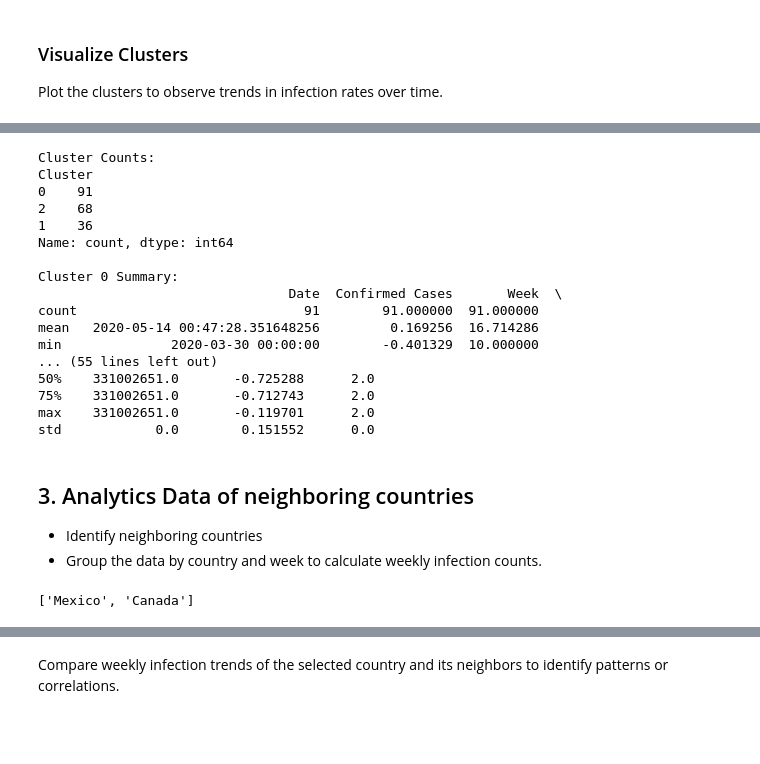
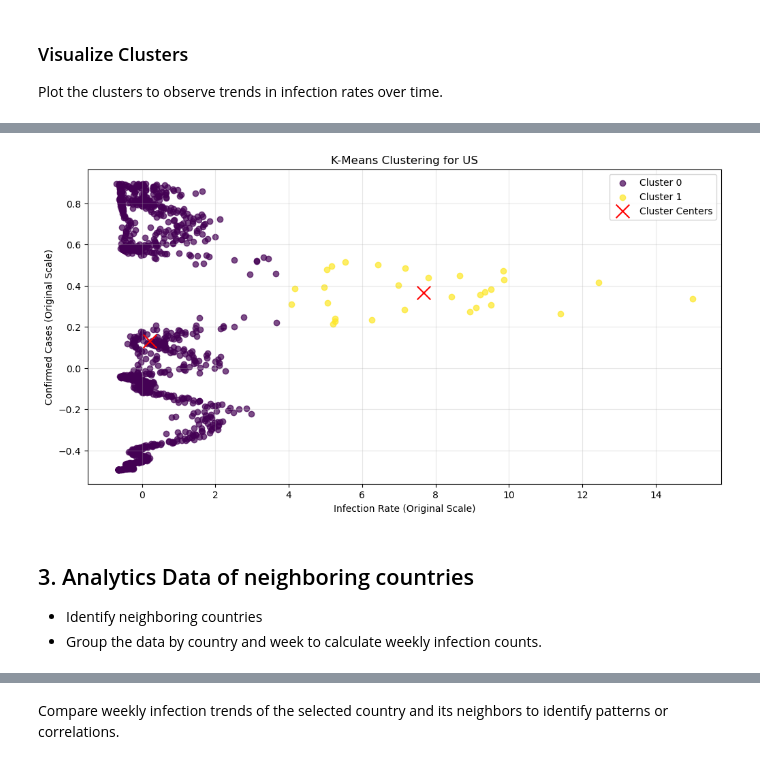
Before and after one commit to CluongUni/torrens-bda601, a Jupyter notebook: Assessment 03/A00117495_BDA601_Assessment3.ipynb, the cells around one changed output, grey strips where cells are left out. Drawn from its saved outputs; the diff is of its cells as text; code cells hidden in the pictures; blank space fills up the shorter version.

```diff
--- a/Assessment 03/A00117495_BDA601_Assessment3.ipynb
+++ b/Assessment 03/A00117495_BDA601_Assessment3.ipynb
@@ -284,0 +262,8 @@ Optimal number of clusters: 3
+# %%
+import warnings
+warnings.filterwarnings("ignore")
+
+clustering_data = prepare_data_by_selected_country(selected_country, RobustScaler())
+optimal_K=choose_optimal_K(clustering_data)
+print(optimal_K)
+kmeans= perform_kmeans_clustering(clustering_data, optimal_K)
@@ -286,23 +289,26 @@ Optimal number of clusters: 3
 ### Visualize Clusters
 Plot the clusters to observe trends in infection rates over time.
 # %%
-# Plot the clusters
-plt.figure(figsize=(12, 6))
-colors = plt.cm.viridis(np.linspace(0, 1, optimal_k))
+def visualize_clusters(country,kmeans,clustering_data,scaler,optimal_k):
+    # Add cluster centers for visualization
+    cluster_centers = scaler.inverse_transform(kmeans.cluster_centers_)
+    # Plot the clusters
+    plt.figure(figsize=(12, 6))
+    colors = plt.cm.viridis(np.linspace(0, 1, optimal_k))
 
-for cluster, color in enumerate(colors):
-    cluster_points = clustering_data[clustering_data['Cluster'] == cluster]
-    plt.scatter(cluster_points['Infection Rate'], cluster_points['Confirmed Cases'],
+    for cluster, color in enumerate(colors):
+        cluster_points = clustering_data[clustering_data['Cluster'] == cluster]
+        plt.scatter(cluster_points['Infection Rate'], cluster_points['Confirmed Cases'],
                 color=color, label=f'Cluster {cluster}', alpha=0.7)
 
-# Plot cluster centers
-cluster_centers_original = scaler.inverse_transform(kmeans.cluster_centers_)
-plt.scatter(cluster_centers_original[:, 0], cluster_centers_original[:, 1],
+    # Plot cluster centers
+    cluster_centers_original = scaler.inverse_transform(kmeans.cluster_centers_)
+    plt.scatter(cluster_centers_original[:, 0], cluster_centers_original[:, 1],
             color='red', marker='x', s=200, label='Cluster Centers')
 
-plt.title(f'K-Means Clustering for {selected_country}')
-plt.xlabel('Infection Rate (Original Scale)')
-plt.ylabel('Confirmed Cases (Original Scale)')
-plt.legend()
-plt.grid(True, alpha=0.3)
-plt.show()
+    plt.title(f'K-Means Clustering for {country}')
+    plt.xlabel('Infection Rate (Original Scale)')
+    plt.ylabel('Confirmed Cases (Original Scale)')
+    plt.legend()
+    plt.grid(True, alpha=0.3)
+    plt.show()
@@ -311,30 +315,9 @@ plt.show()
-# %%
-cluster_counts = clustering_data['Cluster'].value_counts()
-print(f"Cluster Counts:\n{cluster_counts}\n")
-
-for cluster in sorted(clustering_data['Cluster'].unique()):
-    subset = clustering_data[clustering_data['Cluster'] == cluster]
-    print(f"Cluster {cluster} Summary:")
-    print(subset.describe())
-    print("\n")
-# %% [output]
-Cluster Counts:
-Cluster
-0    91
-2    68
-1    36
-Name: count, dtype: int64
-
-Cluster 0 Summary:
-                                Date  Confirmed Cases       Week  \
-count                             91        91.000000  91.000000
-mean   2020-05-14 00:47:28.351648256         0.169256  16.714286
-min              2020-03-30 00:00:00        -0.401329  10.000000
-... (55 lines left out)
-50%    331002651.0       -0.725288      2.0
-75%    331002651.0       -0.712743      2.0
-max    331002651.0       -0.119701      2.0
-std            0.0        0.151552      0.0
+# %%
+# Fit the RobustScaler before passing it to the function
+scaler = RobustScaler().fit(clustering_data[['Infection Rate', 'Confirmed Cases']])
+visualize_clusters(selected_country,kmeans, clustering_data, scaler,optimal_K)
+# %% [output]
+[figure, added]
 # %% [markdown]
 ## 3. Analytics Data of neighboring countries
 
@@ -342,9 +325,6 @@ std            0.0        0.151552      0.0
 - Group the data by country and week to calculate weekly infection counts.
 # %%
 neighboring_countries=['Mexico', 'Canada']
-print(neighboring_countries)
-# %% [output]
-['Mexico', 'Canada']
 # %%
 
 import matplotlib.pyplot as plt
```
Also changed, not shown: parts of 23 cells of this notebook, 2 other files.
